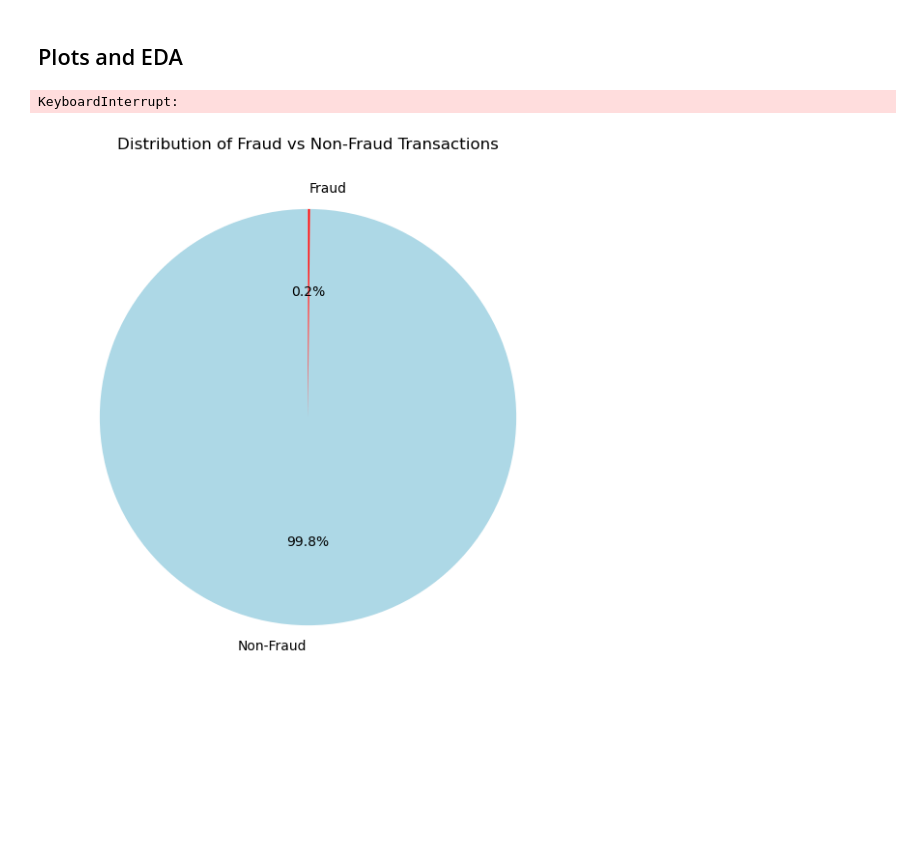
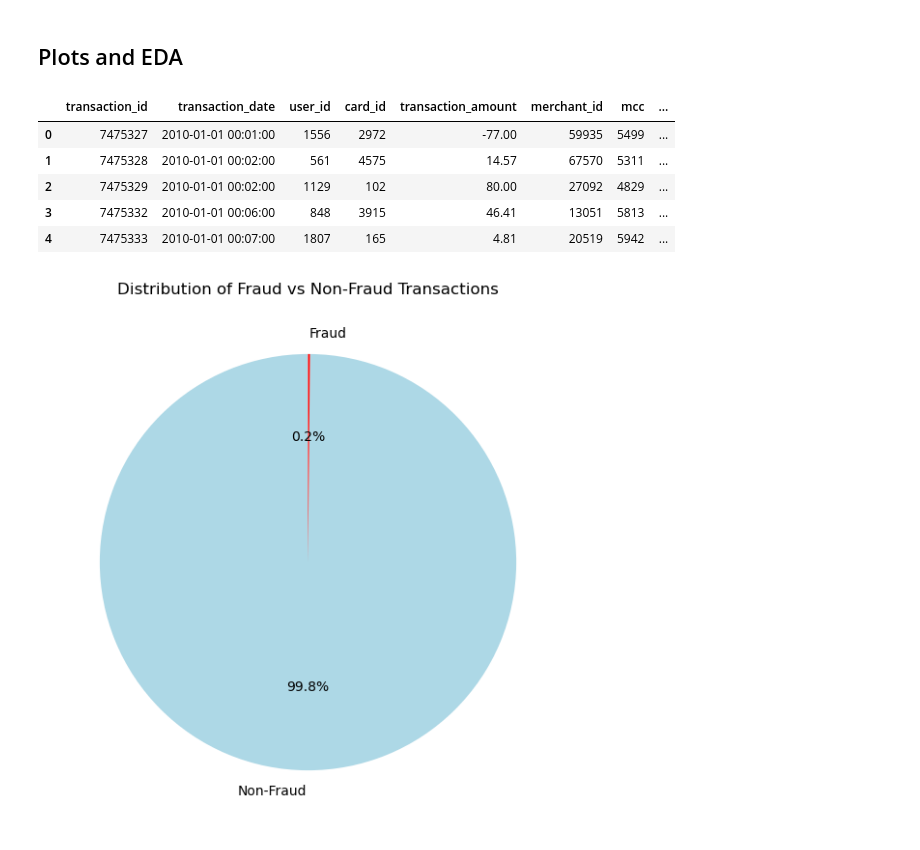
Before and after one commit to marcsirvent/frauddetection, a Jupyter notebook: main.ipynb, the cells around one changed output. Saved outputs shown, nothing was run; the diff lists cells and outputs as text; code cells hidden in the pictures; blank space fills up the shorter version.

```diff
--- a/main.ipynb
+++ b/main.ipynb
@@ -456,8 +478,13 @@ with open('final_model.pkl', 'wb') as file:
 # %% [markdown]
 ## Plots and EDA
 # %%
-transactions_with_labels = pd.merge(transactions_df_clean, train_fraud_labels_df_clean, left_on='transaction_id', right_index=True)
+transactions_with_labels = pd.merge(transactions_df_clean, train_fraud_labels_df_clean, on='transaction_id', how='inner')
 transactions_with_labels.head()
 # %% [output]
-KeyboardInterrupt:
+|  | transaction_id | transaction_date | user_id | card_id | transaction_amount | merchant_id | mcc | ... |
+| 0 | 7475327 | 2010-01-01 00:01:00 | 1556 | 2972 | -77.00 | 59935 | 5499 | ... |
+| 1 | 7475328 | 2010-01-01 00:02:00 | 561 | 4575 | 14.57 | 67570 | 5311 | ... |
+| 2 | 7475329 | 2010-01-01 00:02:00 | 1129 | 102 | 80.00 | 27092 | 4829 | ... |
+| 3 | 7475332 | 2010-01-01 00:06:00 | 848 | 3915 | 46.41 | 13051 | 5813 | ... |
+| 4 | 7475333 | 2010-01-01 00:07:00 | 1807 | 165 | 4.81 | 20519 | 5942 | ... |
 # %%
```
Also changed, not shown: parts of 8 cells of this notebook, 3 other files.
